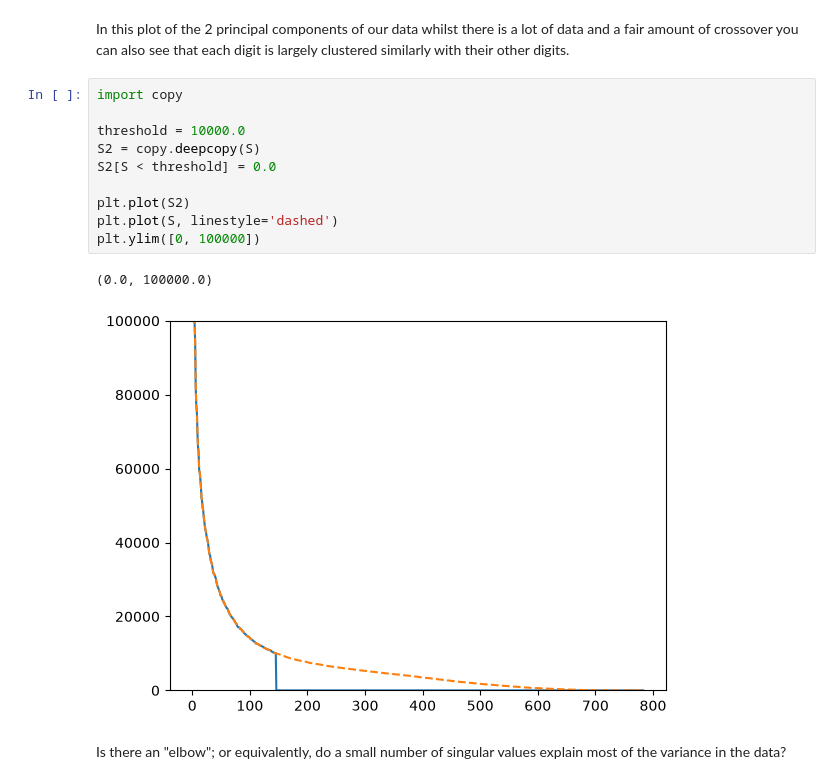
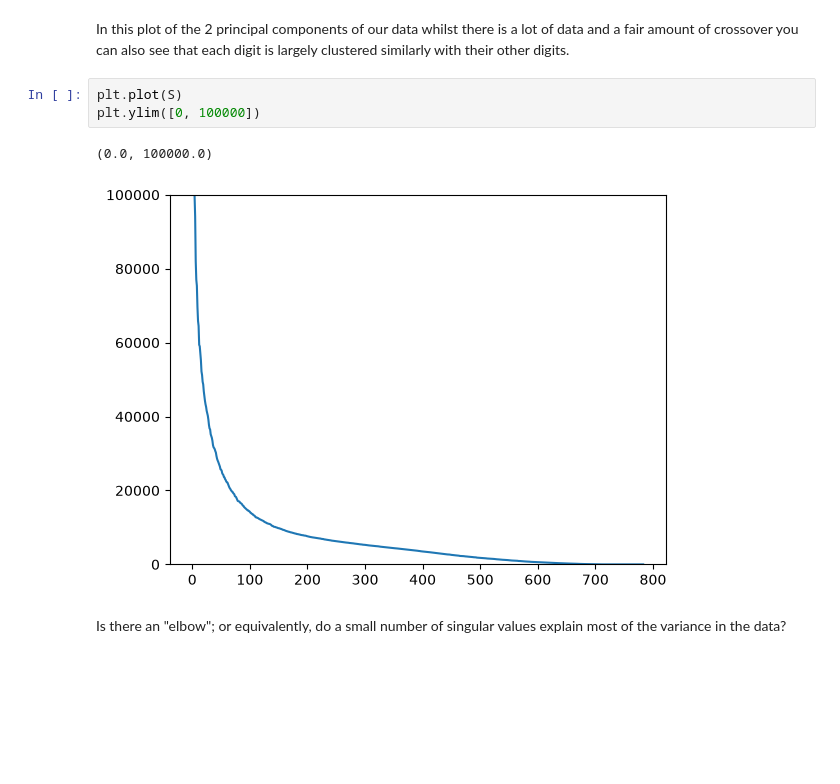
Before and after one commit to Otto-gits/Maths-of-AI, a Jupyter notebook: Assignment 2.ipynb, the cells around one changed output. Drawn from its saved outputs; the diff is of its cells as text; blank space fills up the shorter version.

Commit message:
Plot Plot

```diff
--- a/Assignment 2.ipynb
+++ b/Assignment 2.ipynb
@@ -75,19 +75,12 @@ plt.show()
 [figure]
 # %% [markdown]
 In this plot of the 2 principal components of our data whilst there is a lot of data and a fair amount of crossover you can also see that each digit is largely clustered similarly with their other digits.
-# %%
-import copy
-
-threshold = 10000.0
-S2 = copy.deepcopy(S)
-S2[S < threshold] = 0.0
-
-plt.plot(S2)
-plt.plot(S, linestyle='dashed')
-plt.ylim([0, 100000])
-# %% [output]
-(0.0, 100000.0)
-[figure, removed]
+# %%
+plt.plot(S)
+plt.ylim([0, 100000])
+# %% [output]
+(0.0, 100000.0)
+[figure, added]
 # %% [markdown]
 Is there an "elbow"; or equivalently, do a small number of singular values explain most of the variance in the data?
 # %% [markdown]
```
